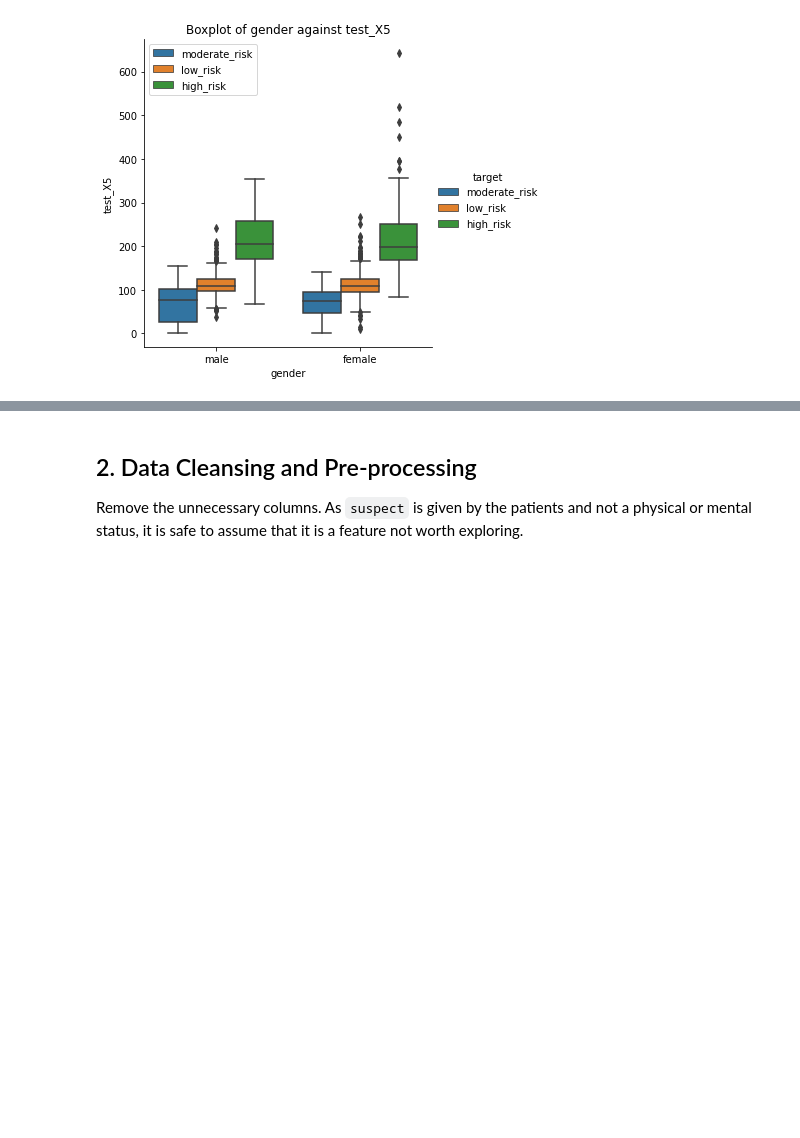
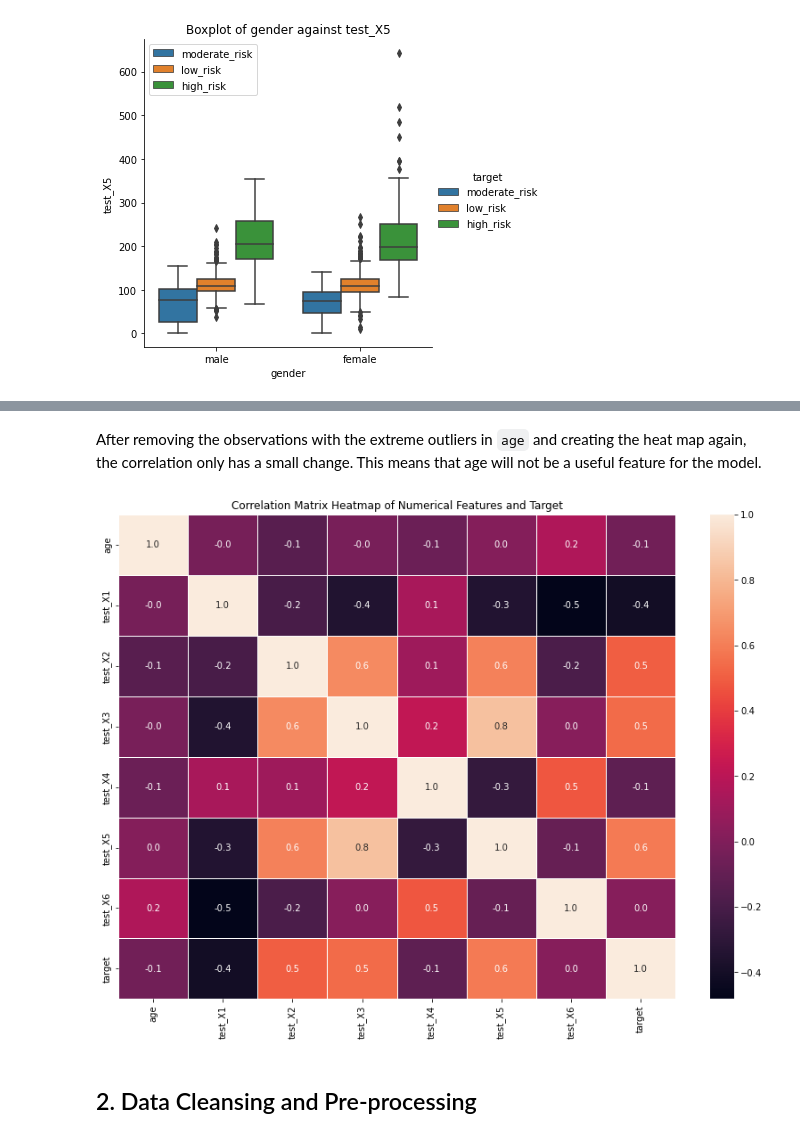
Before and after one commit to AnnoyingShpee/Healthcare-Data-Mining, a Jupyter notebook: CW2.ipynb, the cells around one changed output, grey strips where cells are left out. Saved outputs shown, nothing was run; the diff lists cells and outputs as text; code cells hidden in the pictures; blank space fills up the shorter version.

```diff
--- a/CW2.ipynb
+++ b/CW2.ipynb
@@ -265,3 +322,23 @@ for num in train_numerical_columns:
+# %% [markdown]
+After removing the observations with the extreme outliers in `age` and creating the heat map again, the correlation only has a small change. This means that age will not be a useful feature for the model.
+# %%
+temp = train_data[train_data["age"] <= 100]
+data = temp[numerical_features + ["target"]]
+encoder = ce.OrdinalEncoder(cols="target", handle_missing='return_nan', return_df=True)
+data = encoder.fit_transform(data)
+# Create a heatmap of the correlation matrix
+plt.figure(figsize=(14, 10))
+correlation_matrix = data.corr()
+a = sns.heatmap(correlation_matrix, annot=True, fmt=".1f", linewidths=.7)
+
+# Set feature names for both axes
+a.set_xticklabels(correlation_matrix.columns, rotation=90)
+a.set_yticklabels(correlation_matrix.columns)
+
+plt.title('Correlation Matrix Heatmap of Numerical Features and Target')
+plt.savefig(data_folder + "num_and_target_corr_mat_heatmap_no_age_outlier.jpg")
+plt.show()
+# %% [output]
+[figure, added]
 # %% [markdown]
 ## 2. Data Cleansing and Pre-processing
-Remove the unnecessary columns. As `suspect` is given by the patients and not a physical or mental status, it is safe to assume that it is a feature not worth exploring.
```
Also changed, not shown: parts of 51 cells of this notebook.
